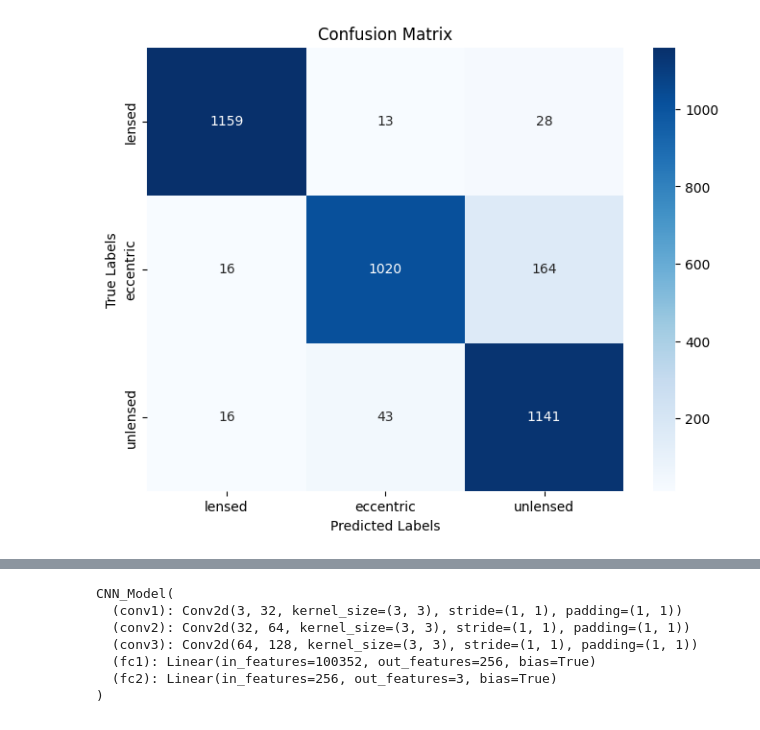
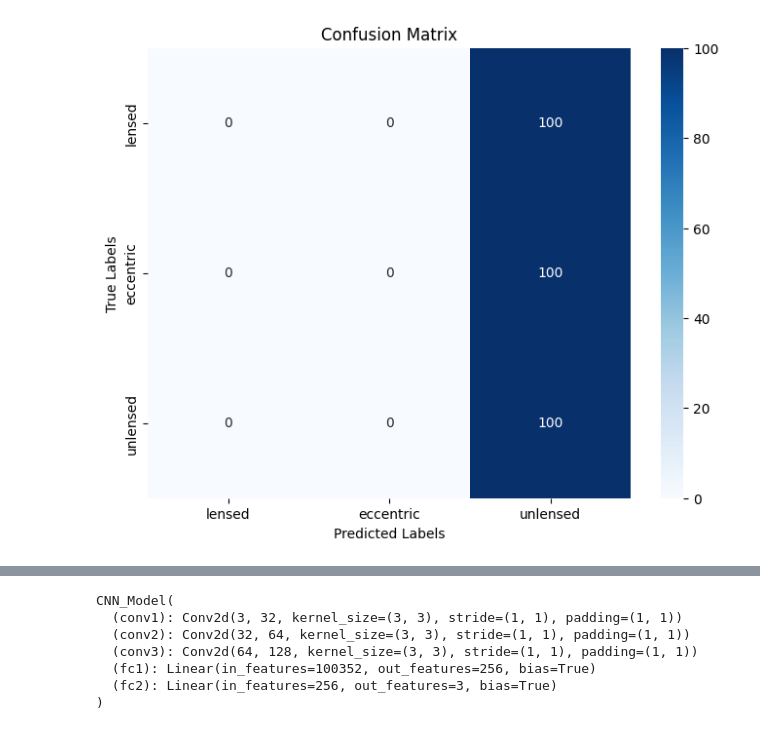
Before and after one commit to AfrozSaqlain/Eccentricity_vs_Lensed, a Jupyter notebook: notebooks/cnn.ipynb, the cells around one changed output, grey strips where cells are left out. Drawn from its saved outputs; the diff is of its cells as text; code cells hidden in the pictures.

```diff
--- a/notebooks/cnn.ipynb
+++ b/notebooks/cnn.ipynb
@@ -31,6 +34,6 @@ device = 'cuda' if torch.cuda.is_available() else 'cpu'
 # %%
-train_dir = './data/train'
-test_dir = './data/test'
+train_dir = './data_tmp/train'
+test_dir = './data_tmp/test'
 
 train_list = glob.glob(os.path.join(train_dir,'*.png'))
 test_list = glob.glob(os.path.join(test_dir, '*.png'))
@@ -213,5 +219,5 @@ def train_model(model, train_loader, valid_loader, loss_fn, optimizer, scheduler
 
     return train_losses, val_losses
 # %%
-train_model(model0, train_loader, valid_loader, loss_fn, optimizer, scheduler, epochs=EPOCHS)
+train_loss, val_loss = train_model(model0, train_loader, valid_loader, loss_fn, optimizer, scheduler, epochs=EPOCHS)
 # %% [output]
@@ -274,5 +283,5 @@ def evaluate_model(model, test_loader, loss_fn, device, class_names=None):
 
     return all_preds, all_labels
 # %%
-evaluate_model(model0, test_loader, loss_fn, device, class_names=['lensed', 'eccentric', 'unlensed'])
+all_preds, all_labels = evaluate_model(model0, test_loader, loss_fn, device, class_names=['lensed', 'eccentric', 'unlensed'])
 # %% [output]
@@ -280 +289 @@ Validation Loss: 0.3377, Validation Accuracy: 0.9222
-[figure, old version]
+[figure, new version]
```
Also changed, not shown: parts of 8 cells of this notebook, 10 other files.
